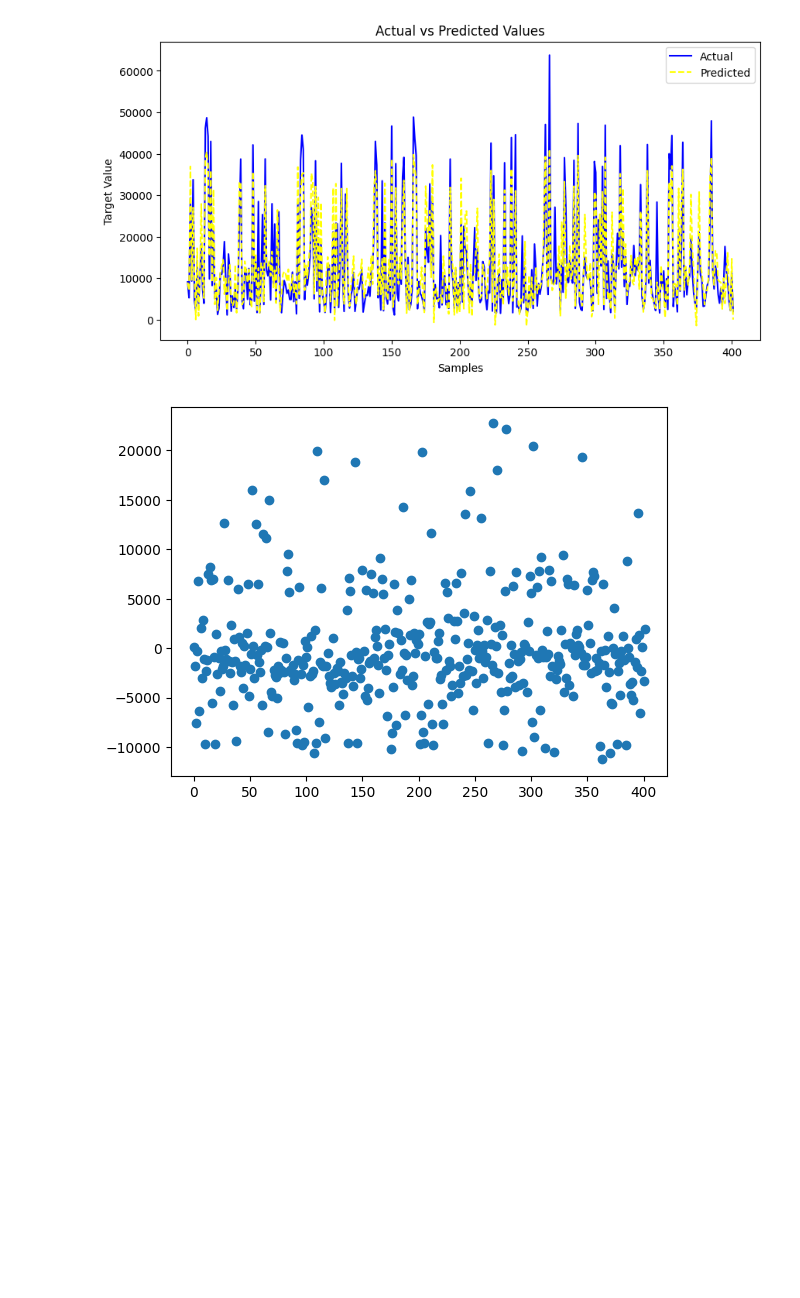
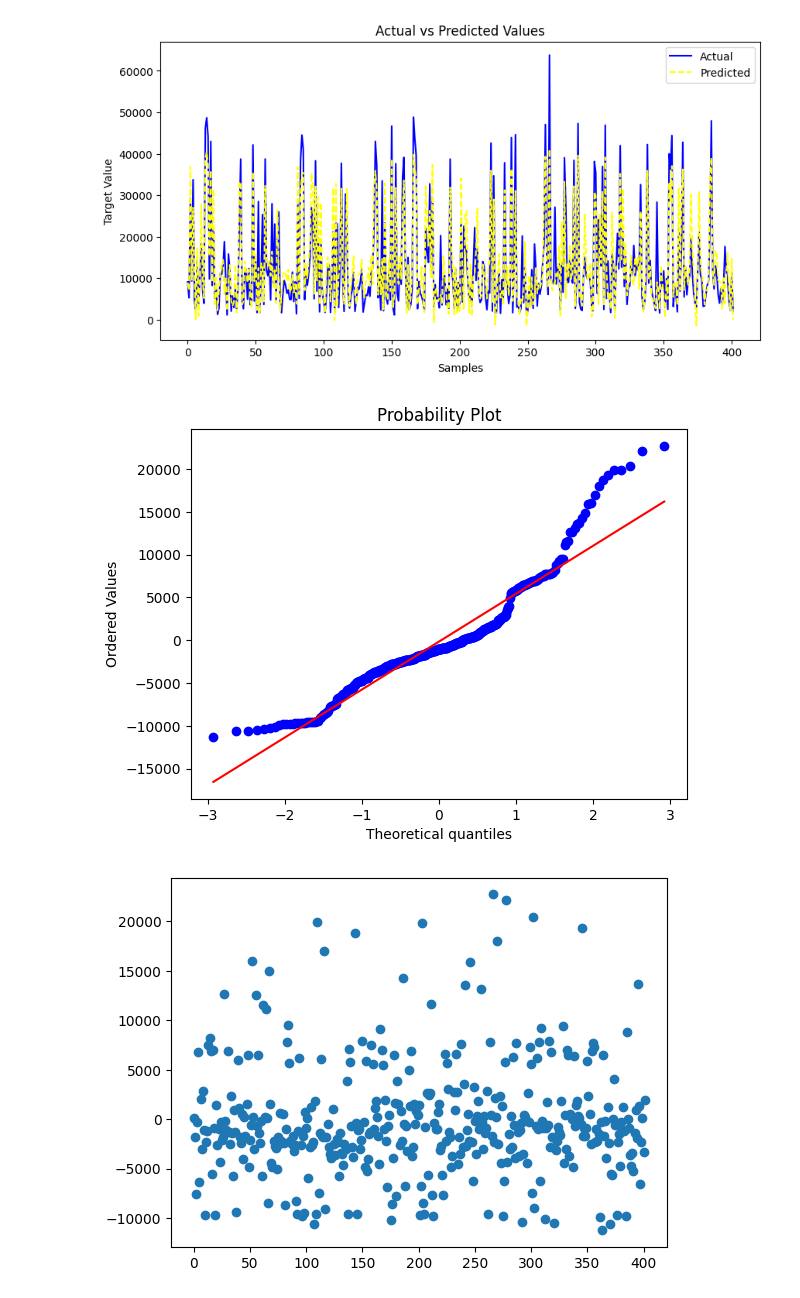
Before and after one commit to AshishTripathi2004/Linear-Regression, a Jupyter notebook: 04_Medical_Insurance_Charge_Predictor/02_regression.ipynb, the cells around one changed output. Saved outputs shown, nothing was run; the diff lists cells and outputs as text; code cells hidden in the pictures; blank space fills up the shorter version.

```diff
--- a/04_Medical_Insurance_Charge_Predictor/02_regression.ipynb
+++ b/04_Medical_Insurance_Charge_Predictor/02_regression.ipynb
@@ -124,6 +124,14 @@ plt.legend()
 plt.show()
 # %% [output]
 [figure]
+# %%
+import pylab
+import scipy.stats as stats
+
+stats.probplot(residuals,dist='norm',plot=pylab)
+pylab.show()
+# %% [output]
+[figure, added]
 # %%
 # scatter plot
 residuals = y_test-y_pred
```
